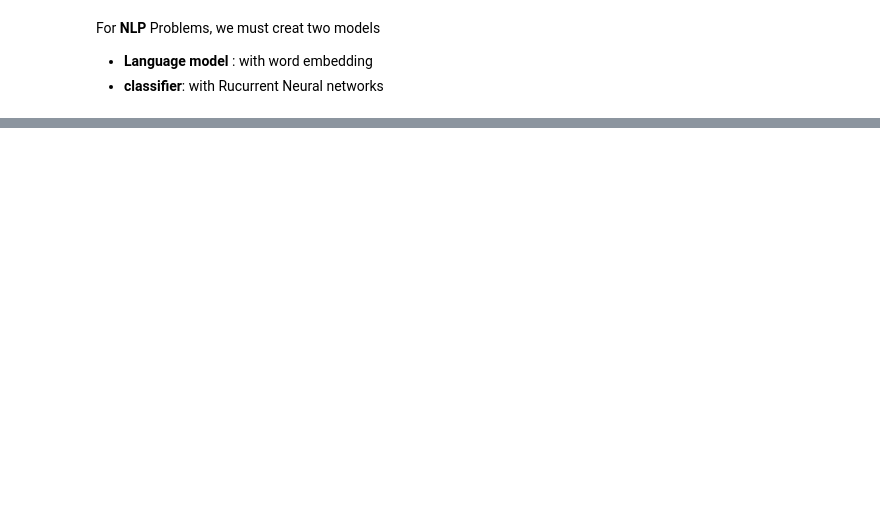
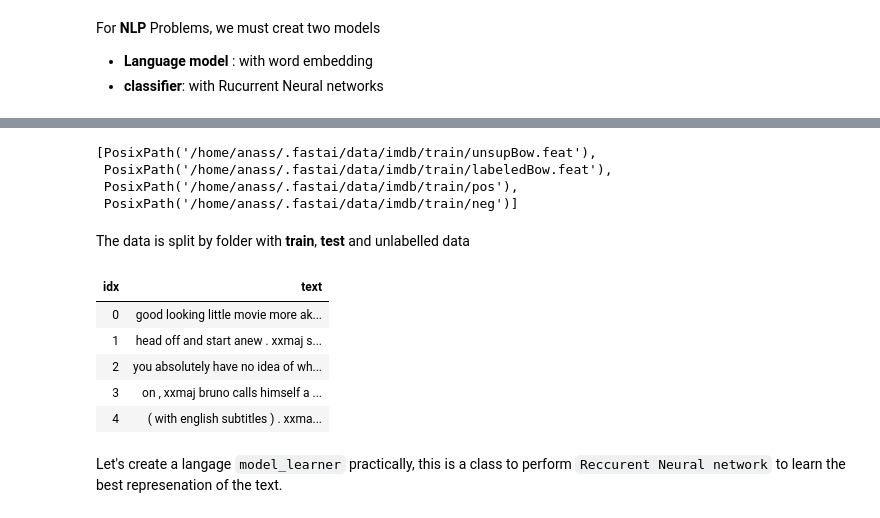
Before and after one commit to anassBelcaid/deeplearningCoder1, a Jupyter notebook: nbs/dl1/Lesson3_IMDB.ipynb, the cells around one changed output, grey strips where cells are left out. Drawn from its saved outputs; the diff is of its cells as text; code cells hidden in the pictures; blank space fills up the shorter version.

```diff
--- a/nbs/dl1/Lesson3_IMDB.ipynb
+++ b/nbs/dl1/Lesson3_IMDB.ipynb
@@ -82,0 +100,9 @@ TypeError: language_model_learner() missing 1 required positional argument: 'arc
+# %%
+(path/'train').ls()
+# %% [output]
+[PosixPath('/home/anass/.fastai/data/imdb/train/unsupBow.feat'),
+ PosixPath('/home/anass/.fastai/data/imdb/train/labeledBow.feat'),
+ PosixPath('/home/anass/.fastai/data/imdb/train/pos'),
+ PosixPath('/home/anass/.fastai/data/imdb/train/neg')]
+# %% [markdown]
+The data is split by folder with **train**, **test** and unlabelled data
@@ -82,0 +119,11 @@ TypeError: language_model_learner() missing 1 required positional argument: 'arc
+# %%
+data_lm.show_batch()
+# %% [output]
+| idx | text |
+| 0 | good looking little movie more ak... |
+| 1 | head off and start anew . xxmaj s... |
+| 2 | you absolutely have no idea of wh... |
+| 3 | on , xxmaj bruno calls himself a ... |
+| 4 | ( with english subtitles ) . xxma... |
+# %% [markdown]
+Let's create a langage `model_learner` practically, this is a class to perform `Reccurent Neural network` to learn the best represenation of the text.
```
Also changed, not shown: parts of 24 cells of this notebook, 1 other file.
